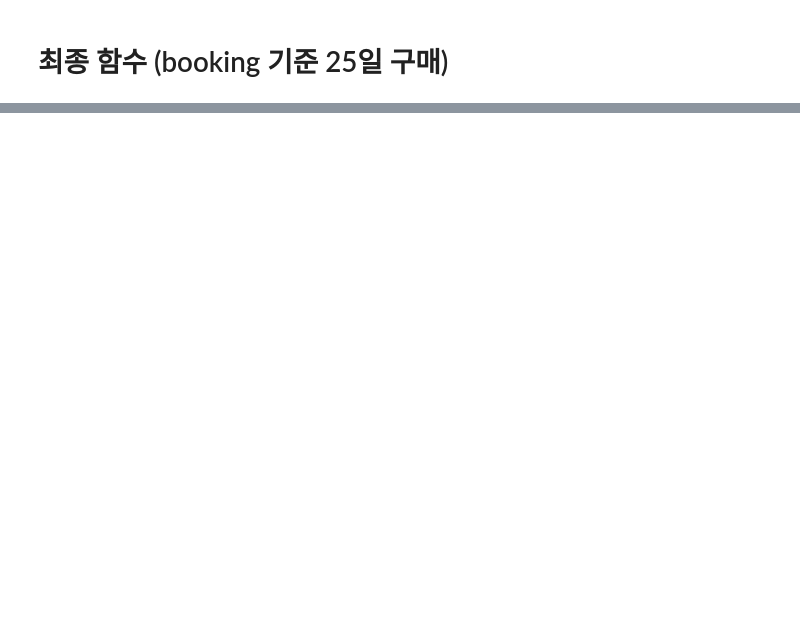
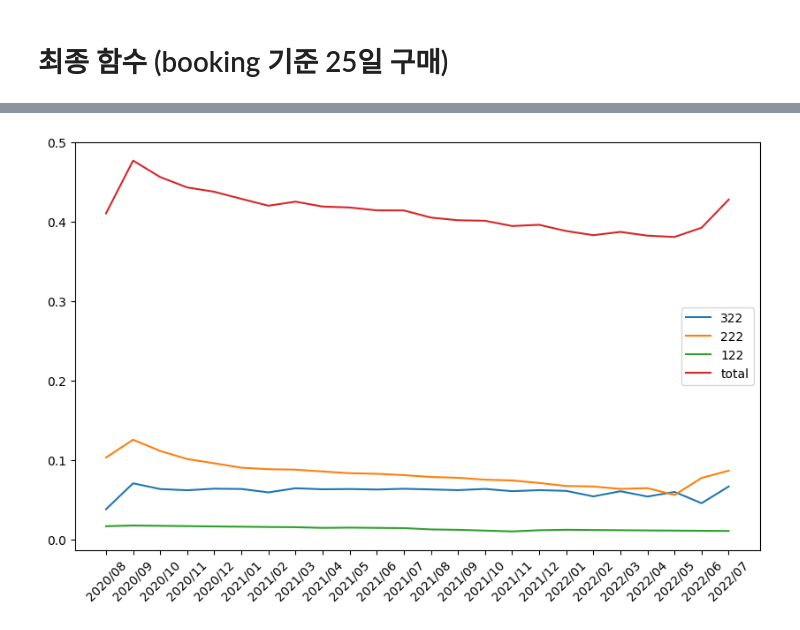
Before and after one commit to NARAEIM/tp2-da, a Jupyter notebook: bounce_function.ipynb, the cells around one changed output, grey strips where cells are left out. Cells and saved outputs as stored; diff of their text form; code cells hidden in the pictures; blank space fills up the shorter version.

```diff
--- a/bounce_function.ipynb
+++ b/bounce_function.ipynb
@@ -496,0 +564,11 @@ customer[customer["customer_id"] == 87679]
+# %%
+plt.figure(figsize=(10, 6))
+plt.plot(bounce_rate_25_322, label = '322')
+plt.plot(bounce_rate_25_222, label = '222')
+plt.plot(bounce_rate_25_122, label = '122')
+plt.plot(bounce_rate_25[-24:], label = 'total')
+plt.legend()
+plt.xticks(range(0, 24), x_tick, rotation= 45)
+plt.show;
+# %% [output]
+[figure, added]
```
Also changed, not shown: parts of 24 cells of this notebook.
